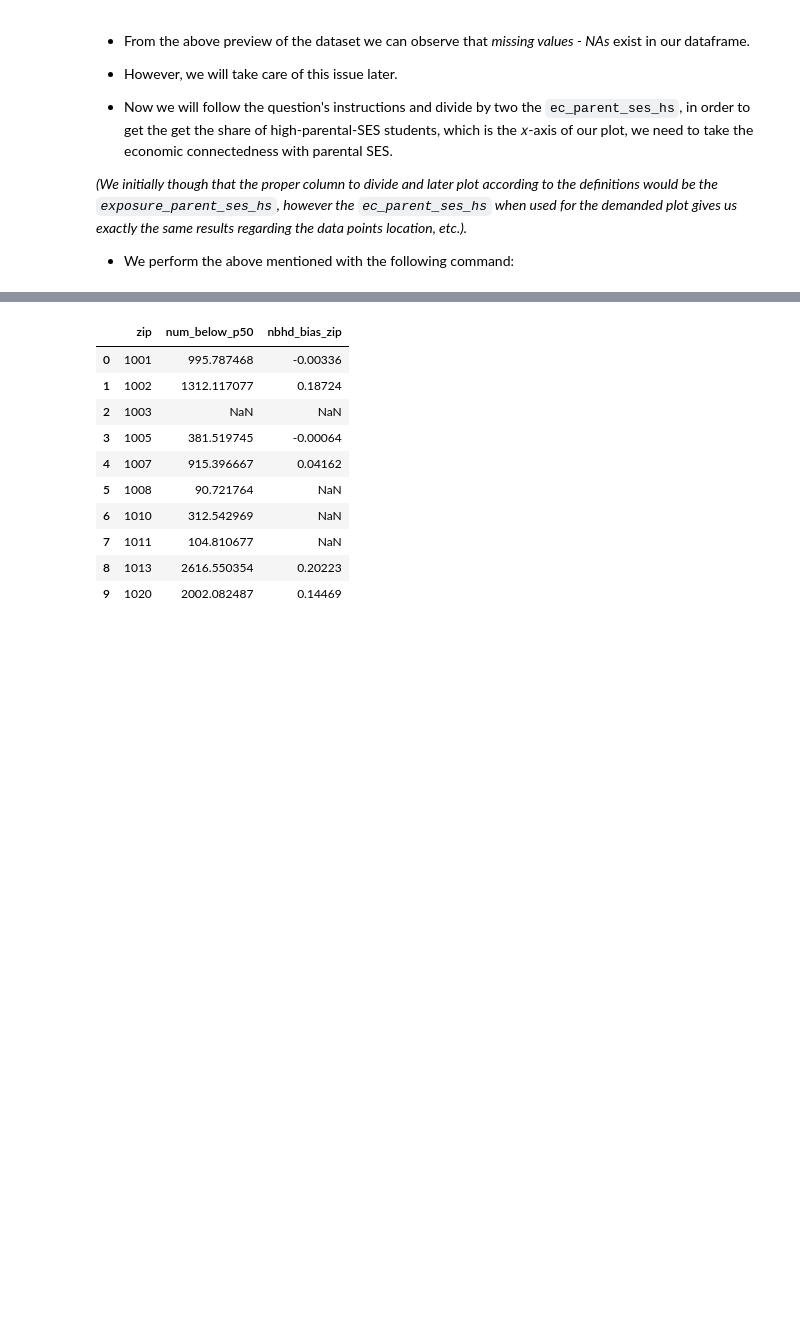
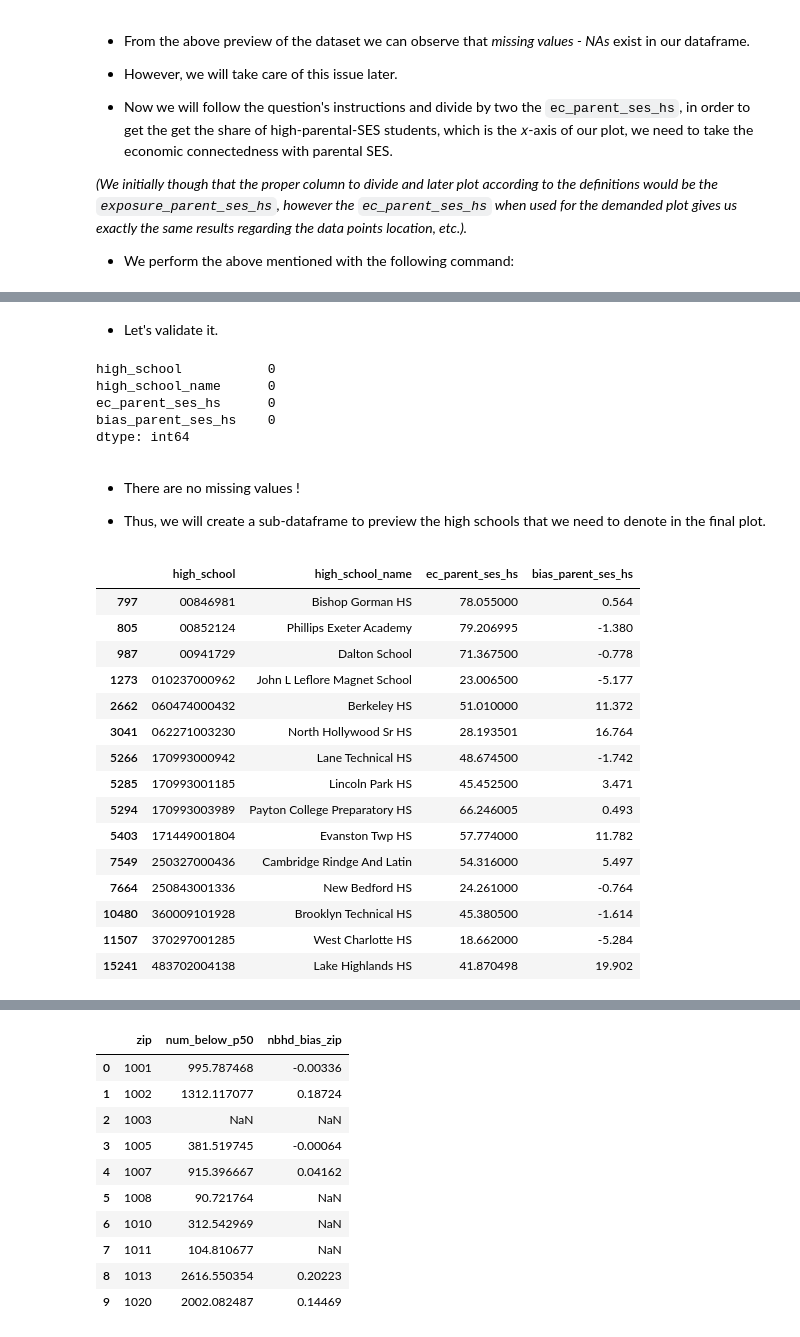
Before and after one commit to dmatsanganis/Economic_Connectedness_Analysis_and_Visualization, a Jupyter notebook: DM.ipynb, the cells around one changed output, grey strips where cells are left out. Drawn from its saved outputs; the diff is of its cells as text; code cells hidden in the pictures; blank space fills up the shorter version.

```diff
--- a/DM.ipynb
+++ b/DM.ipynb
@@ -1357,0 +1381,43 @@ rename schools propertly
+# %% [markdown]
+* Let's validate it.
+# %%
+# Check for missing values in all columns of the dataframe.
+question4_df.isnull().sum()
+# %% [output]
+high_school           0
+high_school_name      0
+ec_parent_ses_hs      0
+bias_parent_ses_hs    0
+dtype: int64
+# %% [markdown]
+* There are no missing values !
+
+* Thus, we will create a sub-dataframe to preview the high schools that we need to denote in the final plot.
+# %%
+# Define codes for schools that we add arrows.
+codes = ['00941729',     '060474000432', '170993000942',
+         '170993001185', '170993003989', '171449001804',
+         '250327000436', '360009101928', '370297001285',
+         '483702004138', '250843001336', '062271003230',
+         '010237000962', '00846981',     '00852124']
+
+# Create and preview the dataframe with the demanded HS.
+df_hs = question4_df[question4_df['high_school'].isin(codes)]
+df_hs
+# %% [output]
+|  | high_school | high_school_name | ec_parent_ses_hs | bias_parent_ses_hs |
+| 797 | 00846981 | Bishop Gorman HS | 78.055000 | 0.564 |
+| 805 | 00852124 | Phillips Exeter Academy | 79.206995 | -1.380 |
+| 987 | 00941729 | Dalton School | 71.367500 | -0.778 |
+| 1273 | 010237000962 | John L Leflore Magnet School | 23.006500 | -5.177 |
+| 2662 | 060474000432 | Berkeley HS | 51.010000 | 11.372 |
+| 3041 | 062271003230 | North Hollywood Sr HS | 28.193501 | 16.764 |
+| 5266 | 170993000942 | Lane Technical HS | 48.674500 | -1.742 |
+| 5285 | 170993001185 | Lincoln Park HS | 45.452500 | 3.471 |
+| 5294 | 170993003989 | Payton College Preparatory HS | 66.246005 | 0.493 |
+| 5403 | 171449001804 | Evanston Twp HS | 57.774000 | 11.782 |
+| 7549 | 250327000436 | Cambridge Rindge And Latin | 54.316000 | 5.497 |
+| 7664 | 250843001336 | New Bedford HS | 24.261000 | -0.764 |
+| 10480 | 360009101928 | Brooklyn Technical HS | 45.380500 | -1.614 |
+| 11507 | 370297001285 | West Charlotte HS | 18.662000 | -5.284 |
+| 15241 | 483702004138 | Lake Highlands HS | 41.870498 | 19.902 |
```
Also changed, not shown: parts of 32 cells of this notebook.
